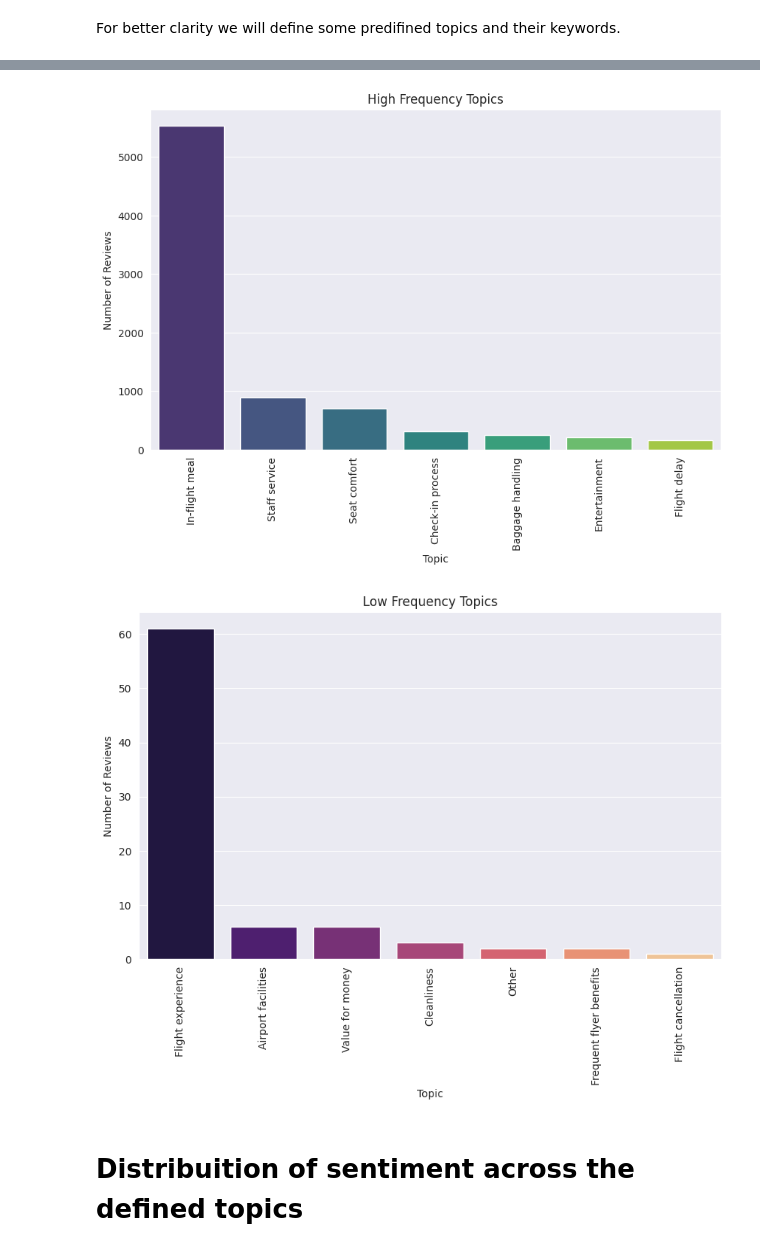
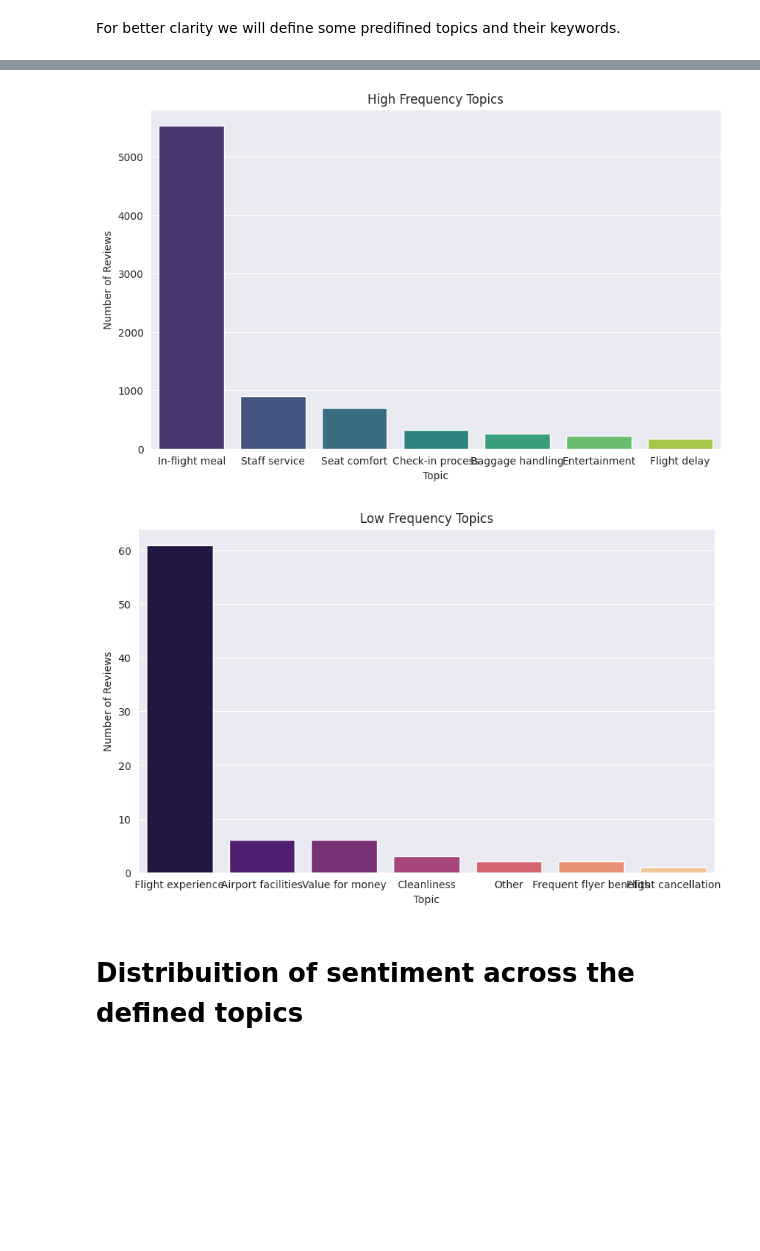
Before and after one commit to harshamathew1/Sentiment_analysis, a Jupyter notebook: project.ipynb, the cells around one changed output, grey strips where cells are left out. Drawn from its saved outputs; the diff is of its cells as text; code cells hidden in the pictures; blank space fills up the shorter version.

```diff
--- a/project.ipynb
+++ b/project.ipynb
@@ -435,3 +437,16 @@ print(df[['Cleaned_Review', 'sentiment_score', 'sentiment']].head())
 2  positive
 4  positive
 5  negative
+# %%
+# Initializing label encoder
+label_encoder_sentiment = LabelEncoder()
+label_encoder_recommended = LabelEncoder()
+label_encoder_verified = LabelEncoder()
+
+# Encoding the sentiment labels
+df['sentiment_encoded'] = label_encoder_sentiment.fit_transform(df['sentiment'])
+print("Sentiment classes:", label_encoder_sentiment.classes_)
+
+# Encoding other categorical columns
+df['Recommended'] = label_encoder_recommended.fit_transform(df['Recommended'])
+df['Verified'] = label_encoder_verified.fit_transform(df['Verified'])
@@ -563,10 +584,6 @@ dominant_topic
 [figure]
 # %% [markdown]
 # Sentiment Analysis with BERT
-# %%
-# Encoding the sentiment labels into numerical form
-label_encoder = LabelEncoder()
-df['sentiment_encoded'] = label_encoder.fit_transform(df['sentiment'])
 # %%
 # Spliting the data for training and testing
 X_train, X_test, y_train, y_test = train_test_split(df['Review'],
@@ -687,5 +704,8 @@ print(f"Accuracy: {accuracy:.2f}")
 precision, recall, f1, _ = precision_recall_fscore_support(y_test, preds,
                                                            average='weighted')
 print(f"Precision: {precision:.2f}, Recall: {recall:.2f}, F1-Score: {f1:.2f}")
+precision, recall, f1, _ = precision_recall_fscore_support(y_test, preds,
+                                                           average='macro')
+print(f"Precision: {precision:.2f}, Recall: {recall:.2f}, F1-Score: {f1:.2f}")
 # %% [output]
 [interactive output not drawn]
@@ -726,7 +747,7 @@ topic_model = BERTopic(
     embedding_model=embedding_model,
     umap_model=umap_model,
     n_gram_range=(1, 3),
-    min_topic_size=13,
+    min_topic_size=15,
     top_n_words=10
 )
 
@@ -736,7 +757,7 @@ topics, probs = topic_model.fit_transform(reviews)
 # Adding topics to the DataFrame
 df['Topic'] = topics
 
-# Step 6: Visualize the distribution of topics
+# Visualizing the distribution of topics
 topic_distribution = df['Topic'].value_counts()
 topic_distribution.plot(kind='bar', figsize=(12, 6))
 plt.title('Distribution of Topics')
@@ -942,30 +963,28 @@ Name: count, dtype: int64
 # %%
 # Separating topics with high counts from those with low counts better visualisation
 high_count_topics = topic_distribution[topic_distribution > 100]
 low_count_topics = topic_distribution[topic_distribution <= 100]
 
 # Plotting high-count topics
 plt.figure(figsize=(10, 6))
 sns.barplot(x=high_count_topics.index, y=high_count_topics.values,
             palette="viridis")
 plt.title('High Frequency Topics')
 plt.xlabel('Topic')
 plt.ylabel('Number of Reviews')
-plt.xticks(rotation=90)
 plt.show()
 
 # Plotting low-count topics
 plt.figure(figsize=(10, 6))
 sns.barplot(x=low_count_topics.index, y=low_count_topics.values,
             palette="magma")
 plt.title('Low Frequency Topics')
 plt.xlabel('Topic')
 plt.ylabel('Number of Reviews')
-plt.xticks(rotation=90)
 plt.show()
 # %% [output]
-[figure, old version]
+[figure, new version]
-[figure, old version]
+[figure, new version]
 # %% [markdown]
 # Distribuition of sentiment across the defined topics
 # %%
```
Also changed, not shown: parts of 22 cells of this notebook.
